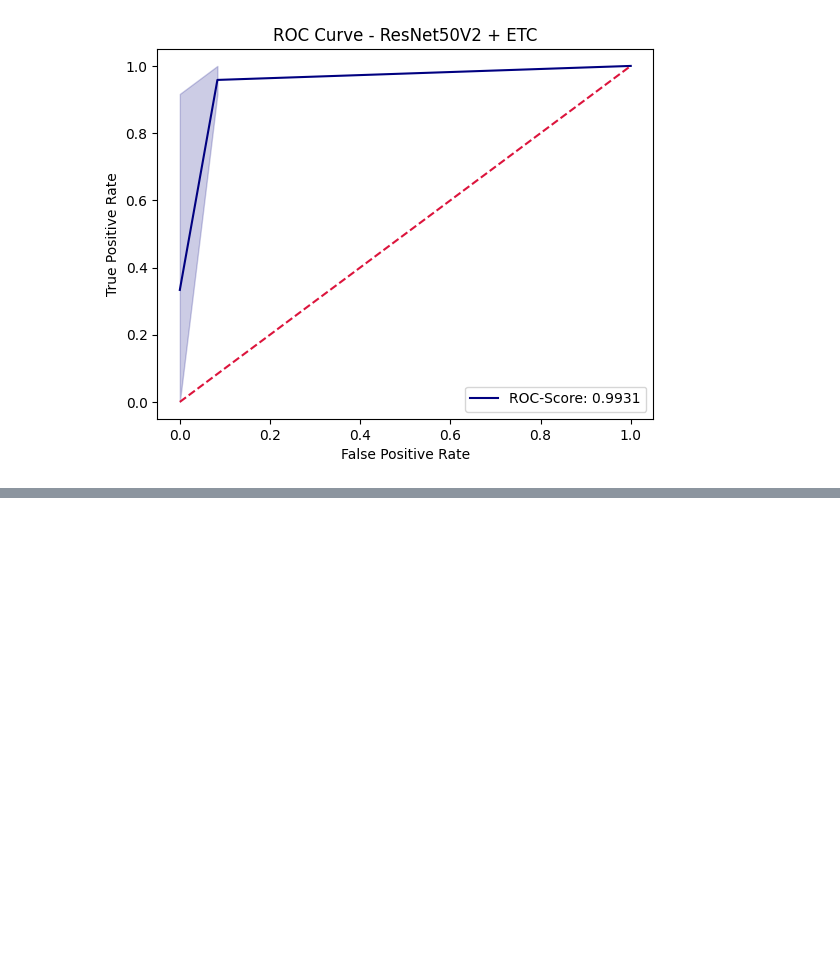
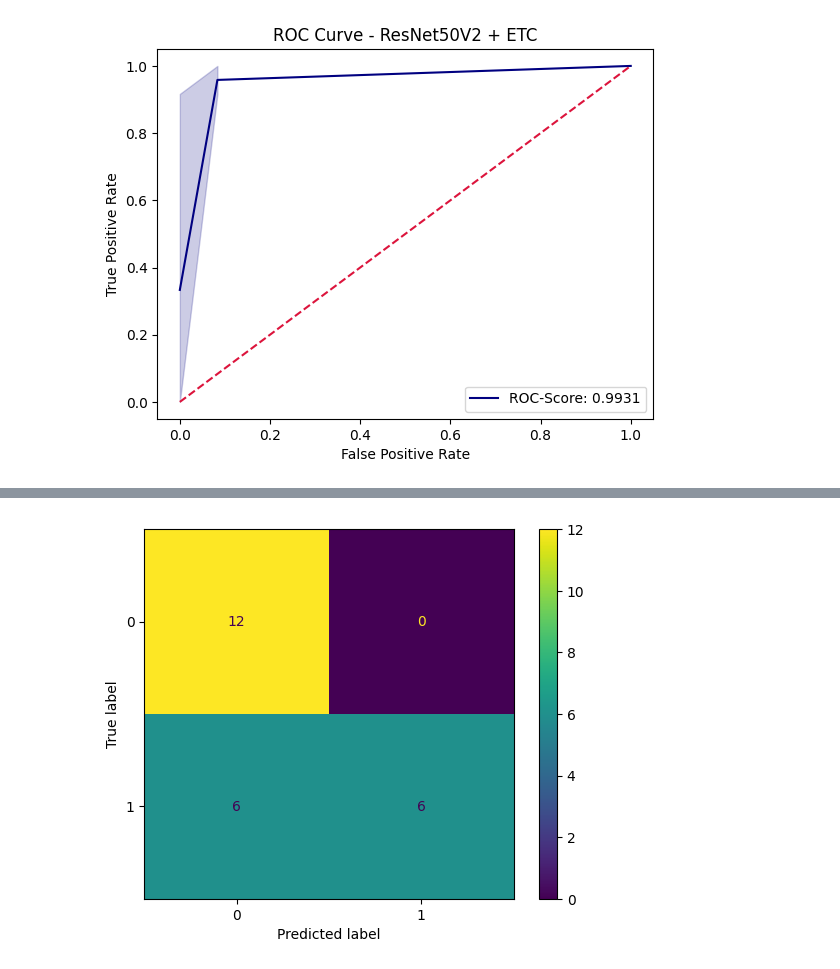
Before and after one commit to jeffwongqy/fruits_quality, a Jupyter notebook: fruit_quality.ipynb, the cells around one changed output, grey strips where cells are left out. Drawn from its saved outputs; the diff is of its cells as text; code cells hidden in the pictures; blank space fills up the shorter version.

Commit message:
MobileNetV2 with ETC
Included MobileNetV2 as feature extractor; Fine-tuning on Extra Trees Classifier to find the best hyperparameters; display classification report, confusion matrix, and roc-curve

```diff
--- a/fruit_quality.ipynb
+++ b/fruit_quality.ipynb
@@ -198,0 +213,4 @@ plt.show()
+# %%
+# labels
+y_train = train_generator.classes
+y_test = test_generator.classes
@@ -198,0 +219,19 @@ plt.show()
+# %%
+cv = StratifiedKFold(n_splits = 5, shuffle = True, random_state = 2025)
+# %%
+# define params
+params = {'n_estimators': np.arange(50, 150, 10),
+          'criterion': ['gini', 'entropy', 'log_loss'],
+          'max_depth': [10, 11, 12, 13, 14, 15]}
+
+# define grid search
+mobilenet_etc_gs = GridSearchCV(estimator = ExtraTreesClassifier(random_state = 2025),
+                             param_grid = params,
+                             scoring = "accuracy",
+                             n_jobs = 1,
+                             refit = True,
+                             cv = cv,
+                             verbose = 3,
+                             return_train_score = True)
+# fit the model
+mobilenet_etc_gs.fit(X_train, y_train)
@@ -198,0 +269,3 @@ plt.show()
+# %%
+# perform prediction on test set
+mobilenet_etc_predict = mobilenet_etc_gs.predict(X_test)
@@ -198,0 +284,8 @@ plt.show()
+# %%
+# confusion matrix
+mobilenet_etc_cm = confusion_matrix(y_test, mobilenet_etc_predict)
+mobielnet_etc_cm_display = ConfusionMatrixDisplay(mobilenet_etc_cm)
+mobielnet_etc_cm_display.plot()
+plt.show()
+# %% [output]
+[figure, added]
```
Also changed, not shown: parts of 9 cells of this notebook.
